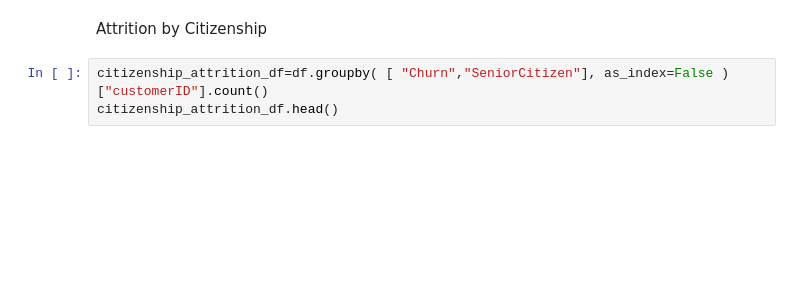
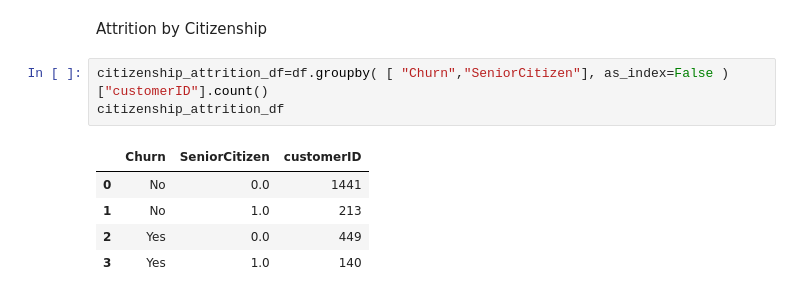
Before and after one commit to SammyOngaya/qml, a Jupyter notebook: qml/Notebooks/Telco-Customer-Churn.ipynb, the cells around one changed output. Drawn from its saved outputs; the diff is of its cells as text; blank space fills up the shorter version.

```diff
--- a/qml/Notebooks/Telco-Customer-Churn.ipynb
+++ b/qml/Notebooks/Telco-Customer-Churn.ipynb
@@ -53,4 +100,10 @@ contract_barchart.update_layout(legend=dict(yanchor="top",y=0.95,xanchor="left",
 Attrition by Citizenship
 # %%
 citizenship_attrition_df=df.groupby( [ "Churn","SeniorCitizen"], as_index=False )["customerID"].count()
-citizenship_attrition_df.head()
+citizenship_attrition_df
+# %% [output]
+|  | Churn | SeniorCitizen | customerID |
+| 0 | No | 0.0 | 1441 |
+| 1 | No | 1.0 | 213 |
+| 2 | Yes | 0.0 | 449 |
+| 3 | Yes | 1.0 | 140 |
```
Also changed, not shown: parts of 16 cells of this notebook.
